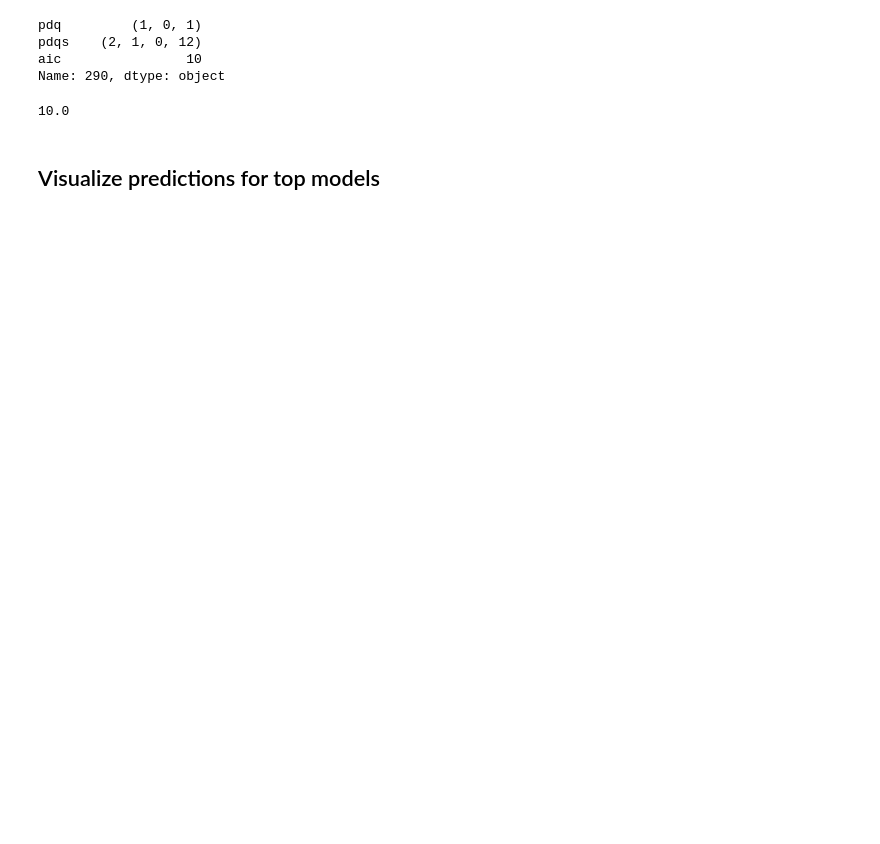
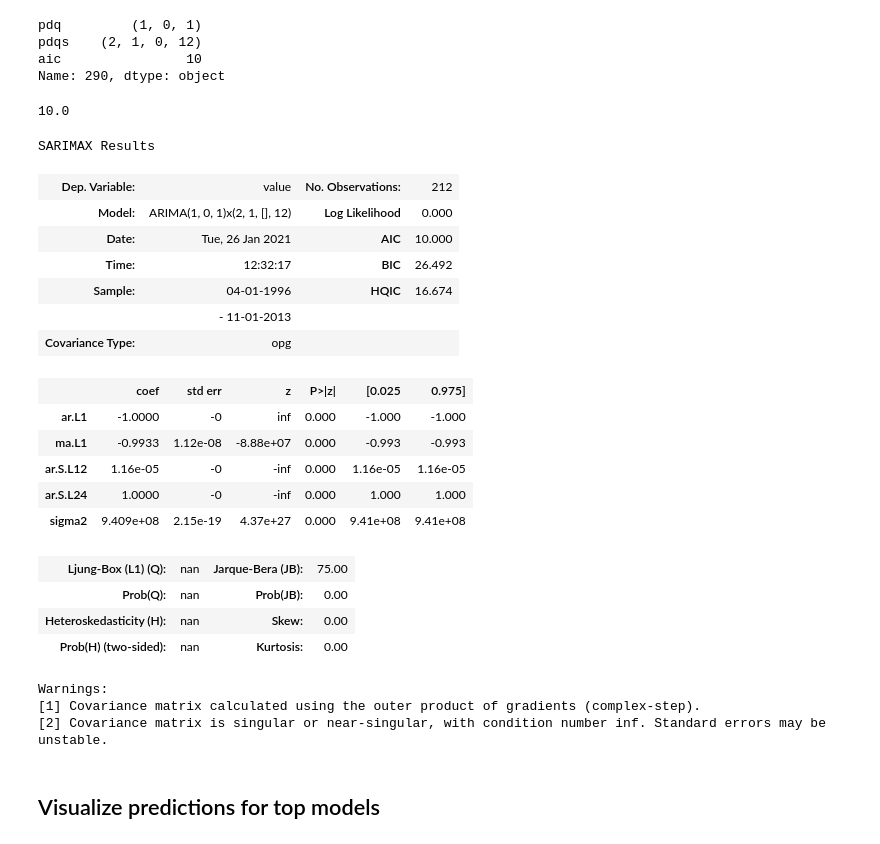
Before and after one commit to melodygr/Time_Series_project, a Jupyter notebook: Time_Series_Project.ipynb, the cells around one changed output. Saved outputs shown, nothing was run; the diff lists cells and outputs as text; code cells hidden in the pictures; blank space fills up the shorter version.

Commit message:
rerun models

```diff
--- a/Time_Series_Project.ipynb
+++ b/Time_Series_Project.ipynb
@@ -1262,5 +1269,29 @@ print(Chattanooga_results.aic)
 # %% [output]
 10.0
+# %%
+Chattanooga_results.summary()
+# %% [output]
+SARIMAX Results
+| Dep. Variable: | value | No. Observations: | 212 |
+| Model: | ARIMA(1, 0, 1)x(2, 1, [], 12) | Log Likelihood | 0.000 |
+| Date: | Tue, 26 Jan 2021 | AIC | 10.000 |
+| Time: | 12:32:17 | BIC | 26.492 |
+| Sample: | 04-01-1996 | HQIC | 16.674 |
+|  | - 11-01-2013 |  |  |
+| Covariance Type: | opg |  |  |
+|  | coef | std err | z | P>|z| | [0.025 | 0.975] |
+| ar.L1 | -1.0000 | -0 | inf | 0.000 | -1.000 | -1.000 |
+| ma.L1 | -0.9933 | 1.12e-08 | -8.88e+07 | 0.000 | -0.993 | -0.993 |
+| ar.S.L12 | 1.16e-05 | -0 | -inf | 0.000 | 1.16e-05 | 1.16e-05 |
+| ar.S.L24 | 1.0000 | -0 | -inf | 0.000 | 1.000 | 1.000 |
+| sigma2 | 9.409e+08 | 2.15e-19 | 4.37e+27 | 0.000 | 9.41e+08 | 9.41e+08 |
+| Ljung-Box (L1) (Q): | nan | Jarque-Bera (JB): | 75.00 |
+| Prob(Q): | nan | Prob(JB): | 0.00 |
+| Heteroskedasticity (H): | nan | Skew: | 0.00 |
+| Prob(H) (two-sided): | nan | Kurtosis: | 0.00 |
+Warnings:
+[1] Covariance matrix calculated using the outer product of gradients (complex-step).
+[2] Covariance matrix is singular or near-singular, with condition number inf. Standard errors may be unstable.
 # %% [markdown]
 ## Visualize predictions for top models
 # %%
```
Also changed, not shown: parts of 15 cells of this notebook, 1 other file.
